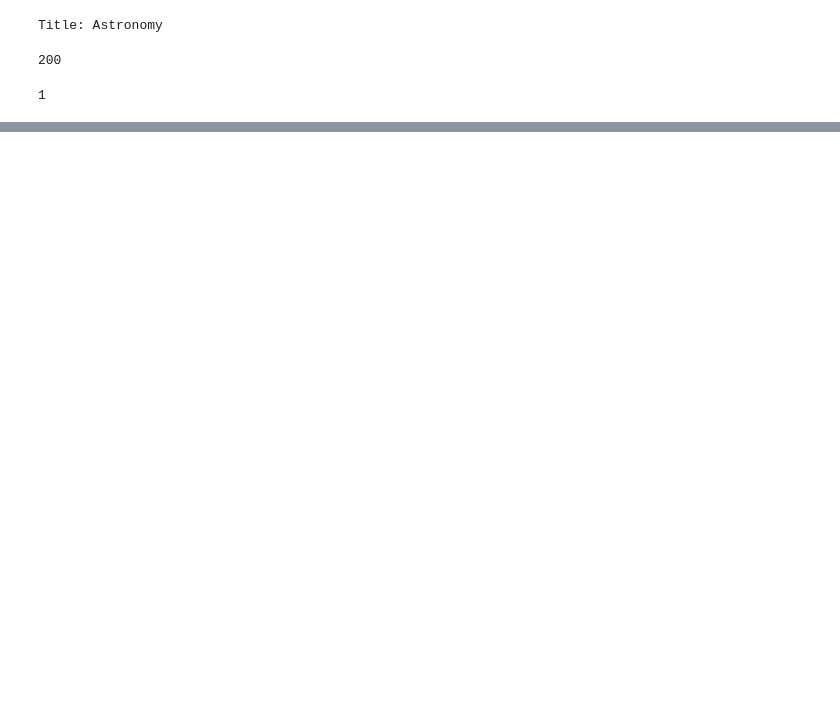
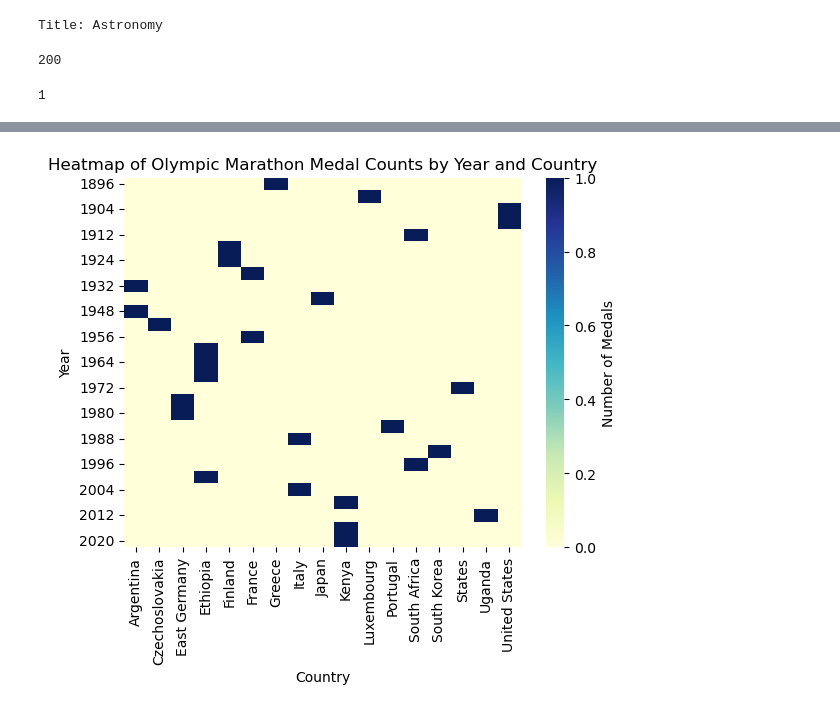
Before and after one commit to alisonands/berlin_marathon, a Jupyter notebook: scraping/BeautifulSoup/5_wikipedia_scrape/5_wikipedia_scrape.ipynb, the cells around one changed output, grey strips where cells are left out. Saved outputs shown, nothing was run; the diff lists cells and outputs as text; code cells hidden in the pictures; blank space fills up the shorter version.

```diff
--- a/scraping/BeautifulSoup/5_wikipedia_scrape/5_wikipedia_scrape.ipynb
+++ b/scraping/BeautifulSoup/5_wikipedia_scrape/5_wikipedia_scrape.ipynb
@@ -95,0 +109,16 @@ NameError: name 'data' is not defined
+# %%
+medal_counts_heatmap = pd.pivot_table(df, index='Year', columns='Gold_Country', aggfunc='size', fill_value=0)
+medal_counts_heatmap += pd.pivot_table(df, index='Year', columns='Silver_Country', aggfunc='size', fill_value=0)
+medal_counts_heatmap += pd.pivot_table(df, index='Year', columns='Bronze_Country', aggfunc='size', fill_value=0)
+
+# Plot the heatmap
+# plt.figure(figsize=(12, 8))
+sns.heatmap(medal_counts_heatmap, cmap='YlGnBu', cbar_kws={'label': 'Number of Medals'})
+plt.title('Heatmap of Olympic Marathon Medal Counts by Year and Country')
+plt.xlabel('Country')
+plt.ylabel('Year')
+
+# Show the plot
+plt.show()
+# %% [output]
+[figure, added]
```
Also changed, not shown: parts of 4 cells of this notebook.
